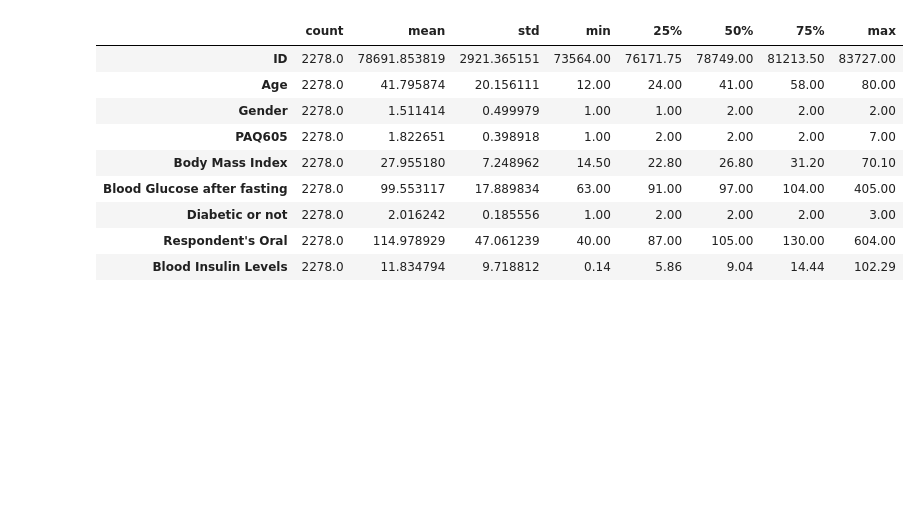
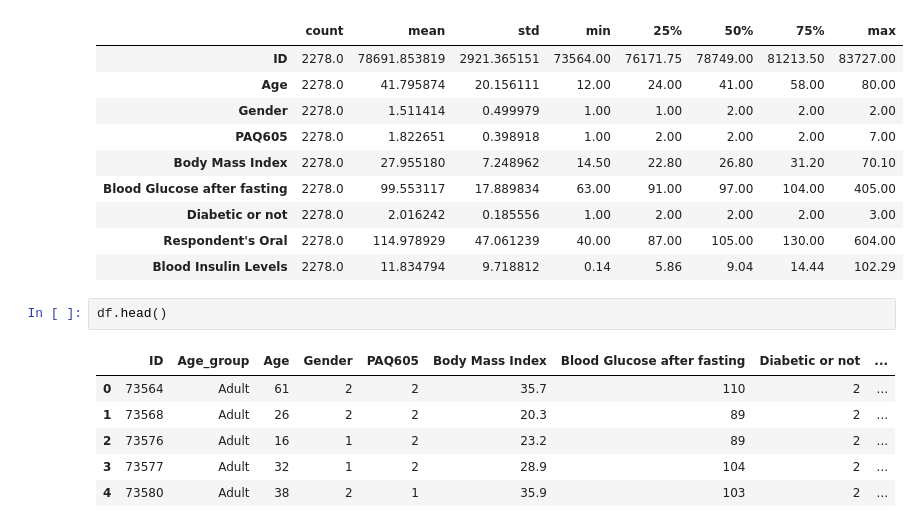
Before and after one commit to MudassirABBASSi/Age-Prediction, a Jupyter notebook: Age_Prediction_in_Machine_Learning.ipynb, the cells around one changed output. Cells and saved outputs as stored; diff of their text form; blank space fills up the shorter version.

```diff
--- a/Age_Prediction_in_Machine_Learning.ipynb
+++ b/Age_Prediction_in_Machine_Learning.ipynb
@@ -46,3 +57,12 @@ df.describe().T
 | Diabetic or not | 2278.0 | 2.016242 | 0.185556 | 1.00 | 2.00 | 2.00 | 2.00 | 3.00 |
 | Respondent's Oral | 2278.0 | 114.978929 | 47.061239 | 40.00 | 87.00 | 105.00 | 130.00 | 604.00 |
 | Blood Insulin Levels | 2278.0 | 11.834794 | 9.718812 | 0.14 | 5.86 | 9.04 | 14.44 | 102.29 |
+# %%
+df.head()
+# %% [output]
+|  | ID | Age_group | Age | Gender | PAQ605 | Body Mass Index | Blood Glucose after fasting | Diabetic or not | ... |
+| 0 | 73564 | Adult | 61 | 2 | 2 | 35.7 | 110 | 2 | ... |
+| 1 | 73568 | Adult | 26 | 2 | 2 | 20.3 | 89 | 2 | ... |
+| 2 | 73576 | Adult | 16 | 1 | 2 | 23.2 | 89 | 2 | ... |
+| 3 | 73577 | Adult | 32 | 1 | 2 | 28.9 | 104 | 2 | ... |
+| 4 | 73580 | Adult | 38 | 2 | 1 | 35.9 | 103 | 2 | ... |
```
Also changed, not shown: parts of 4 cells of this notebook.
